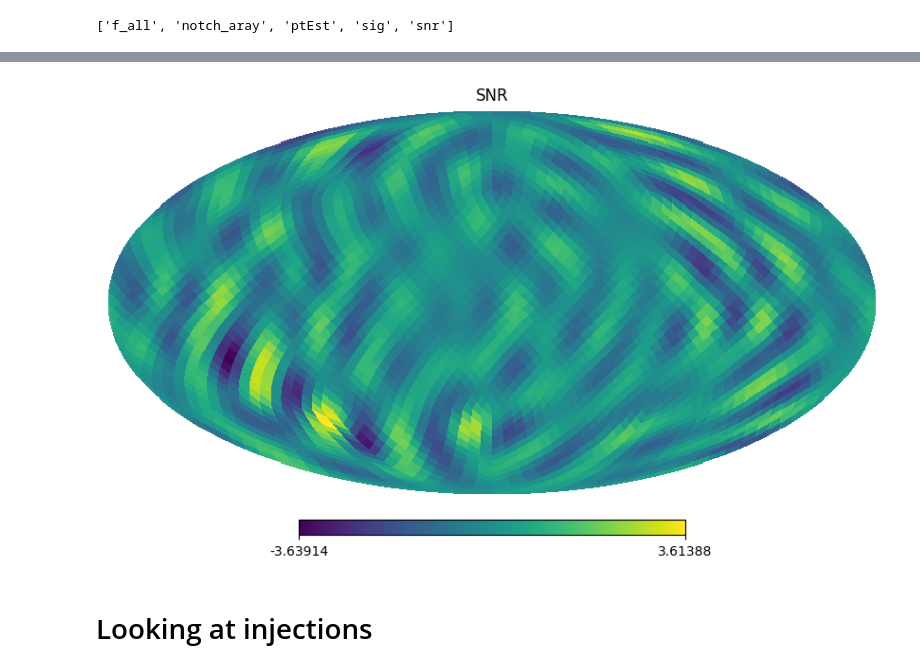
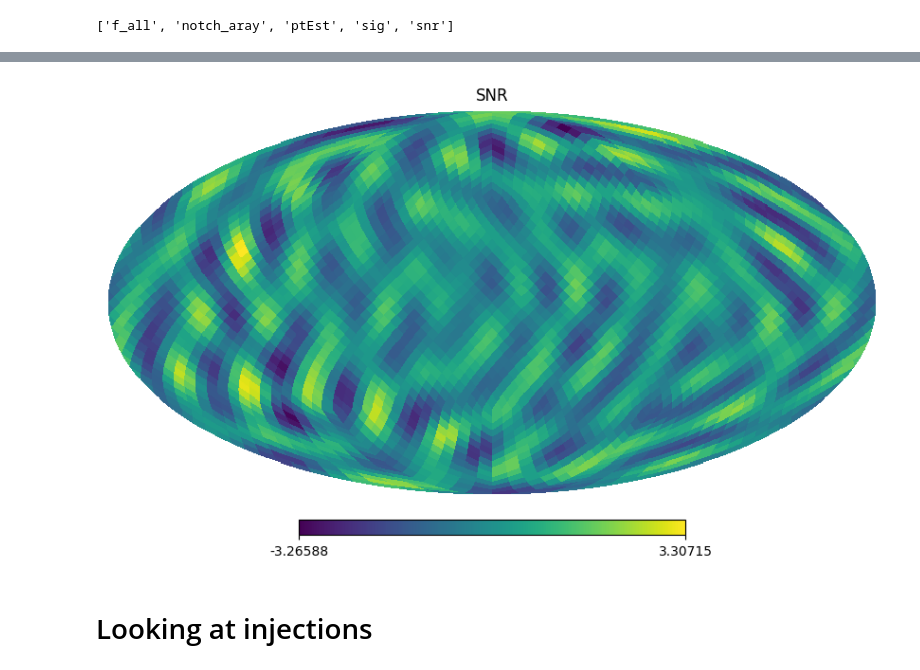
Before and after one commit to Yogita-Kumari/Pystoch-tutorial, a Jupyter notebook: Pystoch_tut.ipynb, the cells around one changed output, grey strips where cells are left out. Cells and saved outputs as stored; diff of their text form; code cells hidden in the pictures.

```diff
--- a/Pystoch_tut.ipynb
+++ b/Pystoch_tut.ipynb
@@ -199,7 +208,7 @@ array([[ 0.        ,  0.        ,  0.        , ...,  0.        ,
 # %%
-hp.mollview(snr[30], title='SNR')
+hp.mollview(snr[10], title='SNR')
 # %% [output]
-[figure, old version]
+[figure, new version]
 # %% [markdown]
 # Looking at injections
 # %%
```
Also changed, not shown: parts of 10 cells of this notebook.
